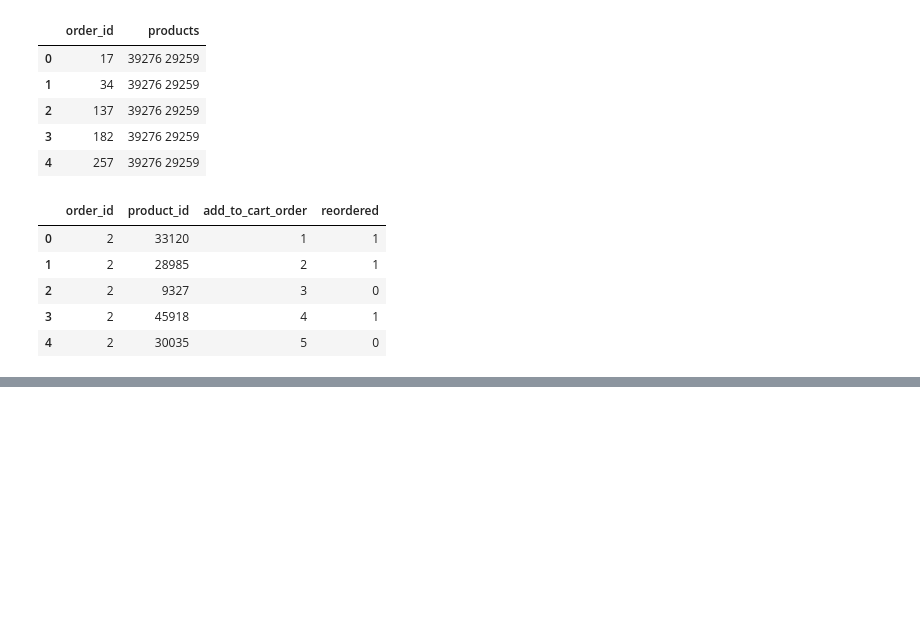
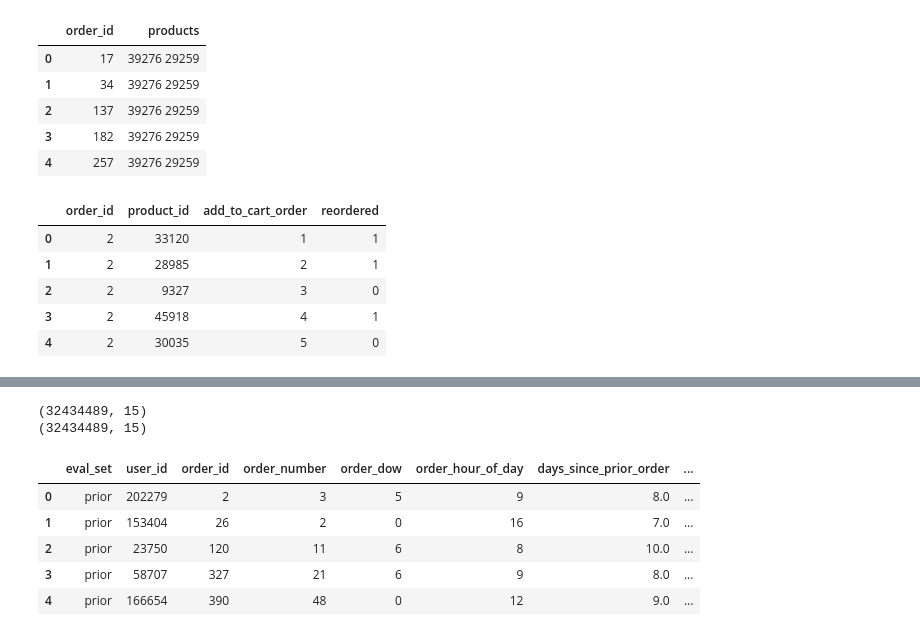
Before and after one commit to juemura/cs241, a Jupyter notebook: CS241 - Final Project.ipynb, the cells around one changed output, grey strips where cells are left out. Drawn from its saved outputs; the diff is of its cells as text; code cells hidden in the pictures; blank space fills up the shorter version.

```diff
--- a/CS241 - Final Project.ipynb
+++ b/CS241 - Final Project.ipynb
@@ -84,0 +168,14 @@ op_train.head()
+# %%
+print(df4.shape)
+df = df4[['eval_set', 'user_id', 'order_id', 'order_number', 'order_dow', 'order_hour_of_day', 'days_since_prior_order', 'product_id', 'product_name', 'aisle_id', 'aisle', 'department_id', 'department', 'add_to_cart_order', 'reordered']]
+print(df.shape)
+df.head()
+# %% [output]
+(32434489, 15)
+(32434489, 15)
+|  | eval_set | user_id | order_id | order_number | order_dow | order_hour_of_day | days_since_prior_order | ... |
+| 0 | prior | 202279 | 2 | 3 | 5 | 9 | 8.0 | ... |
+| 1 | prior | 153404 | 26 | 2 | 0 | 16 | 7.0 | ... |
+| 2 | prior | 23750 | 120 | 11 | 6 | 8 | 10.0 | ... |
+| 3 | prior | 58707 | 327 | 21 | 6 | 9 | 8.0 | ... |
+| 4 | prior | 166654 | 390 | 48 | 0 | 12 | 9.0 | ... |
```
Also changed, not shown: parts of 10 cells of this notebook.
